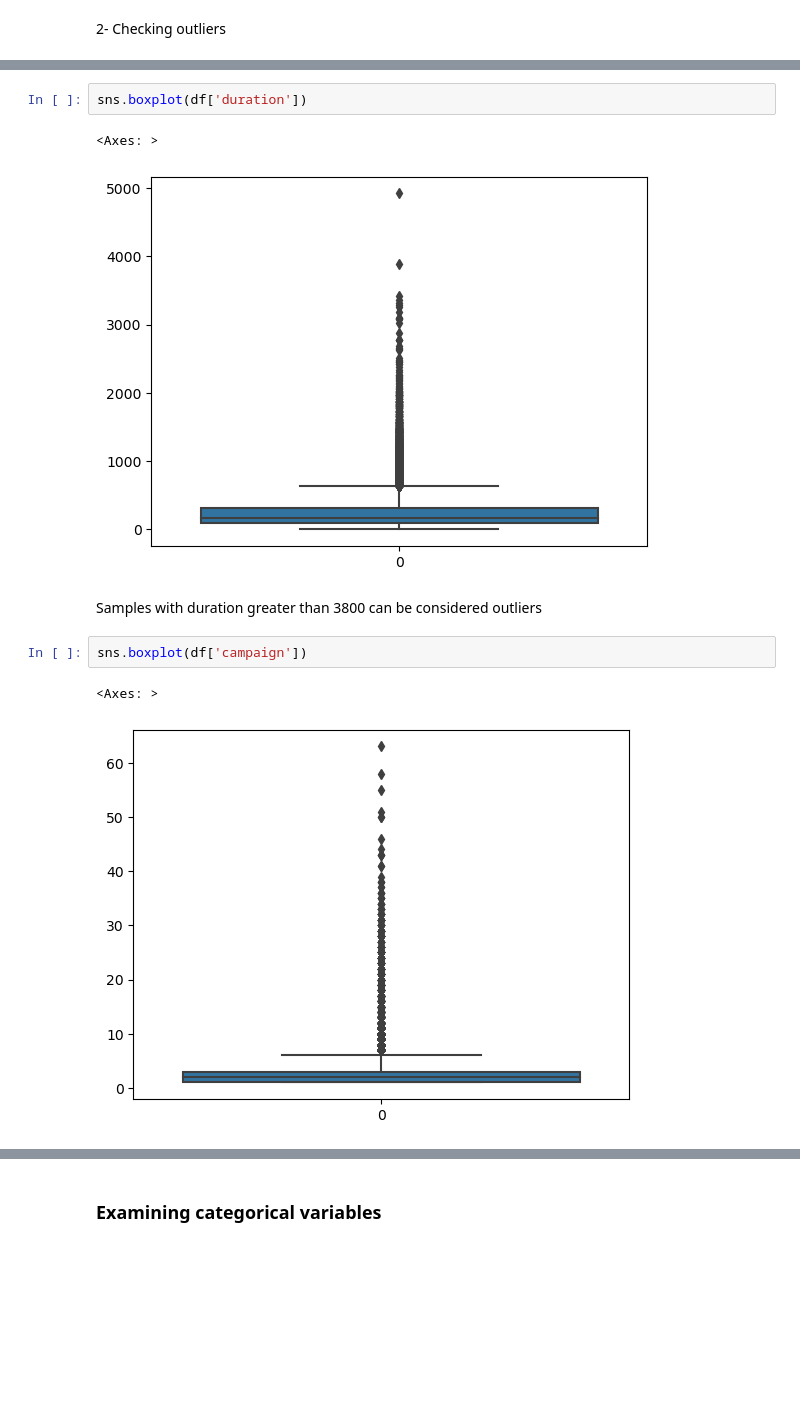
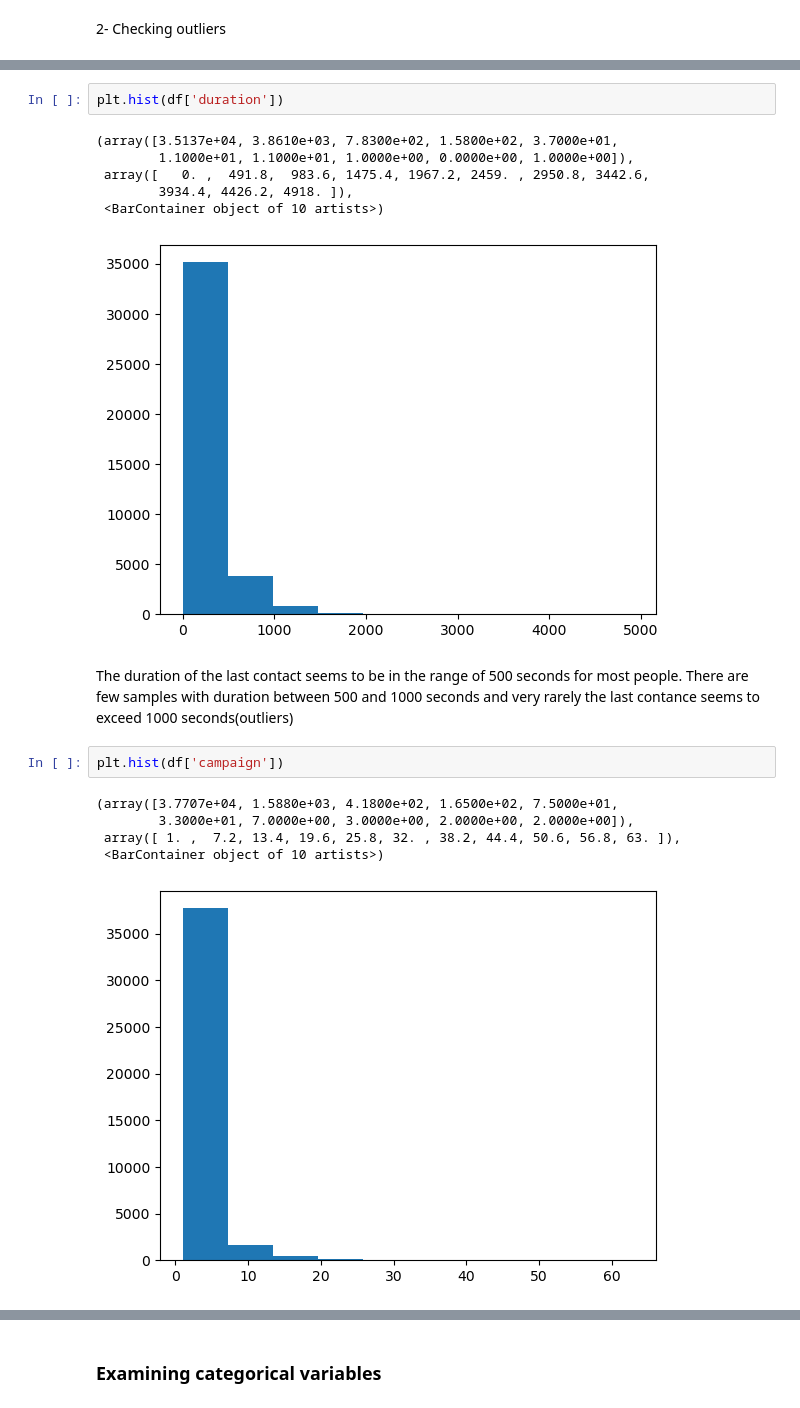
Before and after one commit to chiara89/OJGBREGVkBPNHLBf, a Jupyter notebook: term_deposit_subscription_prediction.ipynb, the cells around one changed output, grey strips where cells are left out. Drawn from its saved outputs; the diff is of its cells as text; blank space fills up the shorter version.

```diff
--- a/term_deposit_subscription_prediction.ipynb
+++ b/term_deposit_subscription_prediction.ipynb
@@ -135,13 +145,20 @@ sns.boxplot(df['day'])
 # %%
-sns.boxplot(df['duration'])
+plt.hist(df['duration'])
 # %% [output]
-<Axes: >
+(array([3.5137e+04, 3.8610e+03, 7.8300e+02, 1.5800e+02, 3.7000e+01,
+        1.1000e+01, 1.1000e+01, 1.0000e+00, 0.0000e+00, 1.0000e+00]),
+ array([   0. ,  491.8,  983.6, 1475.4, 1967.2, 2459. , 2950.8, 3442.6,
+        3934.4, 4426.2, 4918. ]),
+ <BarContainer object of 10 artists>)
-[figure, old version]
+[figure, new version]
 # %% [markdown]
-Samples with duration greater than 3800 can be considered outliers
+The duration of the last contact seems to be in the range of 500 seconds for most people. There are few samples with duration between 500 and 1000 seconds and very rarely the last contance seems to exceed 1000 seconds(outliers)
 # %%
-sns.boxplot(df['campaign'])
+plt.hist(df['campaign'])
 # %% [output]
-<Axes: >
+(array([3.7707e+04, 1.5880e+03, 4.1800e+02, 1.6500e+02, 7.5000e+01,
+        3.3000e+01, 7.0000e+00, 3.0000e+00, 2.0000e+00, 2.0000e+00]),
+ array([ 1. ,  7.2, 13.4, 19.6, 25.8, 32. , 38.2, 44.4, 50.6, 56.8, 63. ]),
+ <BarContainer object of 10 artists>)
-[figure, old version]
+[figure, new version]
 # %% [markdown]
```
Also changed, not shown: parts of 13 cells of this notebook.
